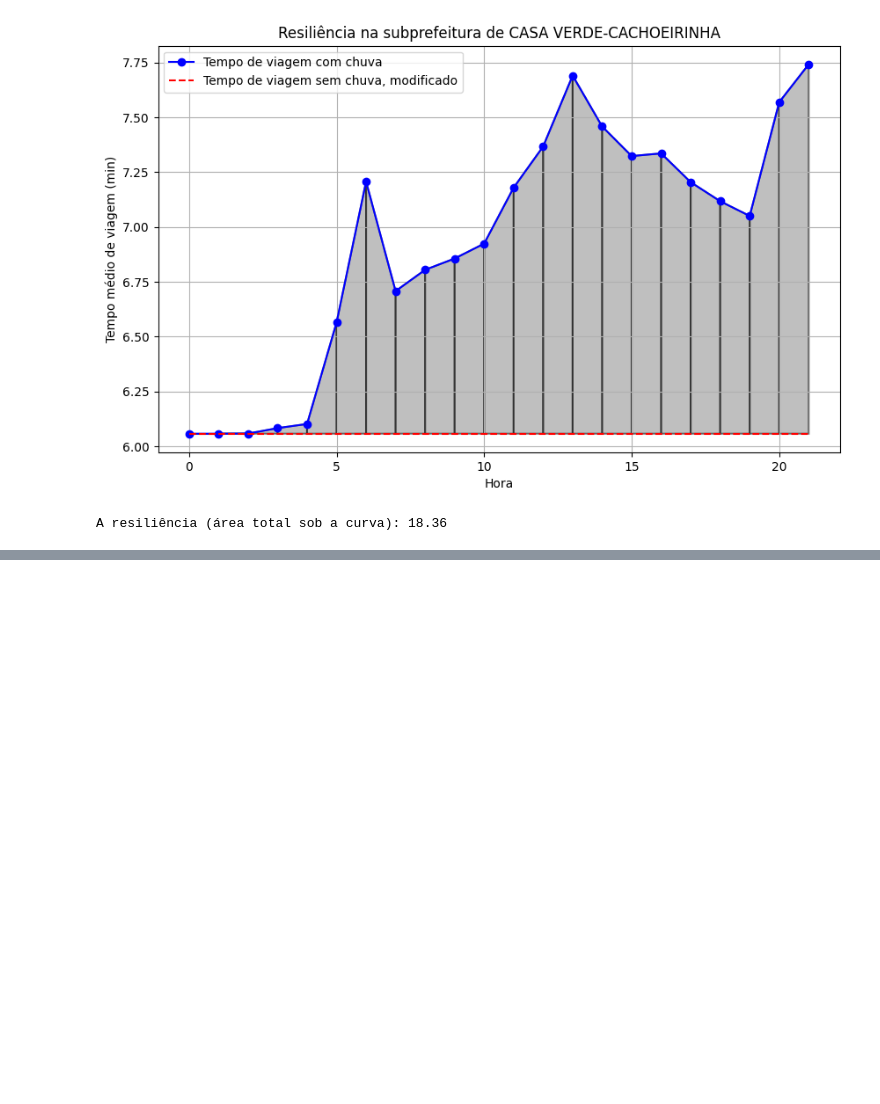
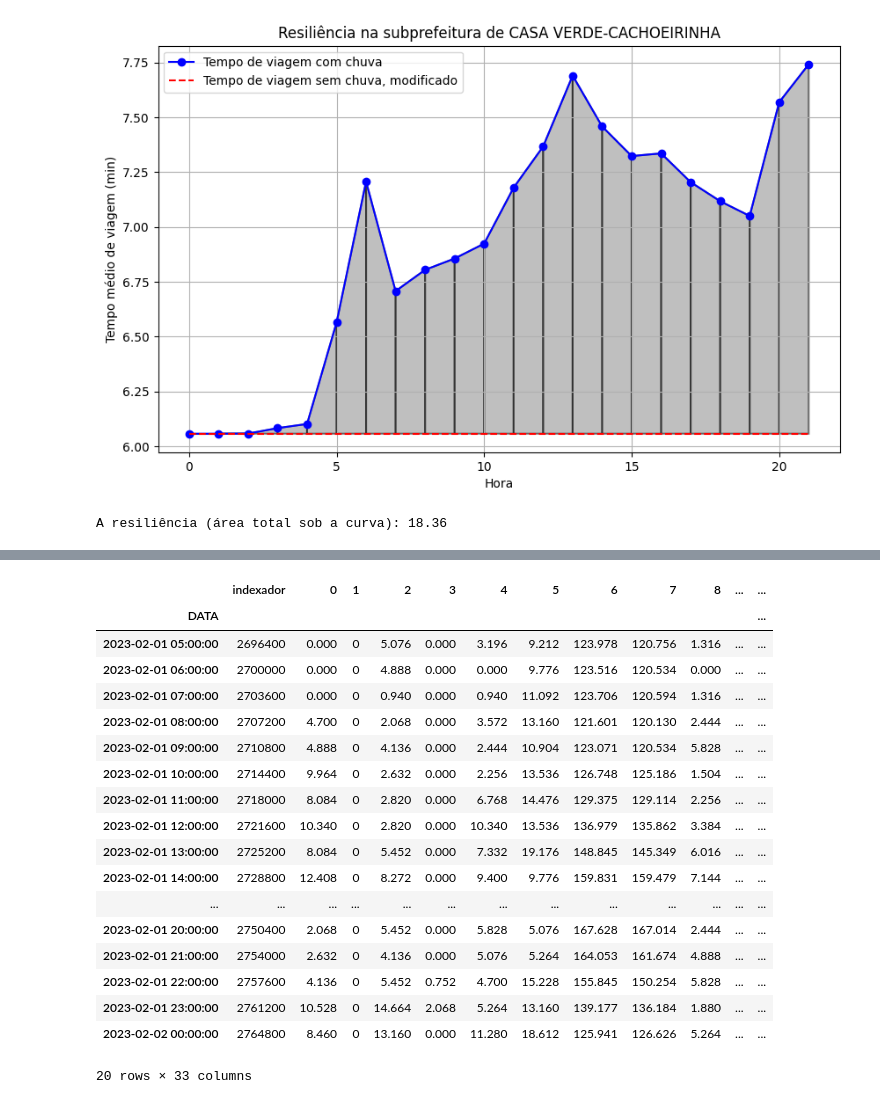
Before and after one commit to marcelof314/SP_urban_flooding, a Jupyter notebook: 13 Large Data Processing.ipynb, the cells around one changed output, grey strips where cells are left out. Saved outputs shown, nothing was run; the diff lists cells and outputs as text; code cells hidden in the pictures; blank space fills up the shorter version.

Commit message:
Adicionando as informações de chuva

```diff
--- a/13 Large Data Processing.ipynb
+++ b/13 Large Data Processing.ipynb
@@ -1577,0 +1580,4 @@ A resiliência (área total sob a curva): 18.36
+# %%
+#arquivo_chuva = '/Users/marcelofernandes/Library/CloudStorage/GoogleDrive-marcelo.fernandes@alumni.usp.br/.shortcut-targets-by-id/1M--OnzbTYagrNv5Ss9fjWlBxCMmasz-Y/10_Mestrado_2021_Marcelo Fernandes/8_Dados/estações_meteorológicas/meteorologicas_2023/dados_cge___P400_Riacho_Grande.csv'
+
+diretório_chuva = '/Users/marcelofernandes/Library/CloudStorage/GoogleDrive-marcelo.fernandes@alumni.usp.br/.shortcut-targets-by-id/1M--OnzbTYagrNv5Ss9fjWlBxCMmasz-Y/10_Mestrado_2021_Marcelo Fernandes/8_Dados/estações_meteorológicas/meteorologicas_2023'
@@ -1577,0 +1794,5 @@ A resiliência (área total sob a curva): 18.36
+# %%
+df_final_2023 = processar_todos_arquivos_chuva(diretório_chuva)
+
+# Verificar as primeiras linhas do DataFrame final
+df_final_2023
@@ -1577,0 +1873,43 @@ A resiliência (área total sob a curva): 18.36
+# %%
+from datetime import datetime, timedelta
+
+# Datas base
+data_inicial = datetime.fromisoformat("2023-02-01T00:00:00")
+data_final = datetime.fromisoformat("2023-02-02T00:00:00")
+
+# Horas como timedelta (certo!)
+hora_inicial = timedelta(hours=4, minutes=25)   # 04:25:00
+hora_final = timedelta(hours=0, minutes=31)     # 00:31:00
+
+# Combinação correta (datetime + timedelta)
+inicio_simulacao = data_inicial + hora_inicial
+fim_simulacao = data_final + hora_final
+
+# Gerar o intervalo completo entre data + hora inicial e final
+inicio_simulacao = data_inicial + hora_inicial
+fim_simulacao = data_final + hora_final
+
+# Filtrar o DataFrame com base nesse intervalo
+df_filtrado = df_final_2023.loc[(df_final_2023.index >= inicio_simulacao) & (df_final_2023.index <= fim_simulacao)]
+
+df_filtrado
+# %% [output]
+|  | indexador | 0 | 1 | 2 | 3 | 4 | 5 | 6 | 7 | 8 | ... | ... |
+| DATA |  |  |  |  |  |  |  |  |  |  |  | ... |
+| 2023-02-01 05:00:00 | 2696400 | 0.000 | 0 | 5.076 | 0.000 | 3.196 | 9.212 | 123.978 | 120.756 | 1.316 | ... | ... |
+| 2023-02-01 06:00:00 | 2700000 | 0.000 | 0 | 4.888 | 0.000 | 0.000 | 9.776 | 123.516 | 120.534 | 0.000 | ... | ... |
+| 2023-02-01 07:00:00 | 2703600 | 0.000 | 0 | 0.940 | 0.000 | 0.940 | 11.092 | 123.706 | 120.594 | 1.316 | ... | ... |
+| 2023-02-01 08:00:00 | 2707200 | 4.700 | 0 | 2.068 | 0.000 | 3.572 | 13.160 | 121.601 | 120.130 | 2.444 | ... | ... |
+| 2023-02-01 09:00:00 | 2710800 | 4.888 | 0 | 4.136 | 0.000 | 2.444 | 10.904 | 123.071 | 120.534 | 5.828 | ... | ... |
+| 2023-02-01 10:00:00 | 2714400 | 9.964 | 0 | 2.632 | 0.000 | 2.256 | 13.536 | 126.748 | 125.186 | 1.504 | ... | ... |
+| 2023-02-01 11:00:00 | 2718000 | 8.084 | 0 | 2.820 | 0.000 | 6.768 | 14.476 | 129.375 | 129.114 | 2.256 | ... | ... |
+| 2023-02-01 12:00:00 | 2721600 | 10.340 | 0 | 2.820 | 0.000 | 10.340 | 13.536 | 136.979 | 135.862 | 3.384 | ... | ... |
+| 2023-02-01 13:00:00 | 2725200 | 8.084 | 0 | 5.452 | 0.000 | 7.332 | 19.176 | 148.845 | 145.349 | 6.016 | ... | ... |
+| 2023-02-01 14:00:00 | 2728800 | 12.408 | 0 | 8.272 | 0.000 | 9.400 | 9.776 | 159.831 | 159.479 | 7.144 | ... | ... |
+| ... | ... | ... | ... | ... | ... | ... | ... | ... | ... | ... | ... | ... |
+| 2023-02-01 20:00:00 | 2750400 | 2.068 | 0 | 5.452 | 0.000 | 5.828 | 5.076 | 167.628 | 167.014 | 2.444 | ... | ... |
+| 2023-02-01 21:00:00 | 2754000 | 2.632 | 0 | 4.136 | 0.000 | 5.076 | 5.264 | 164.053 | 161.674 | 4.888 | ... | ... |
+| 2023-02-01 22:00:00 | 2757600 | 4.136 | 0 | 5.452 | 0.752 | 4.700 | 15.228 | 155.845 | 150.254 | 5.828 | ... | ... |
+| 2023-02-01 23:00:00 | 2761200 | 10.528 | 0 | 14.664 | 2.068 | 5.264 | 13.160 | 139.177 | 136.184 | 1.880 | ... | ... |
+| 2023-02-02 00:00:00 | 2764800 | 8.460 | 0 | 13.160 | 0.000 | 11.280 | 18.612 | 125.941 | 126.626 | 5.264 | ... | ... |
+20 rows × 33 columns
```
Also changed, not shown: parts of 10 cells of this notebook, 2 other files.
